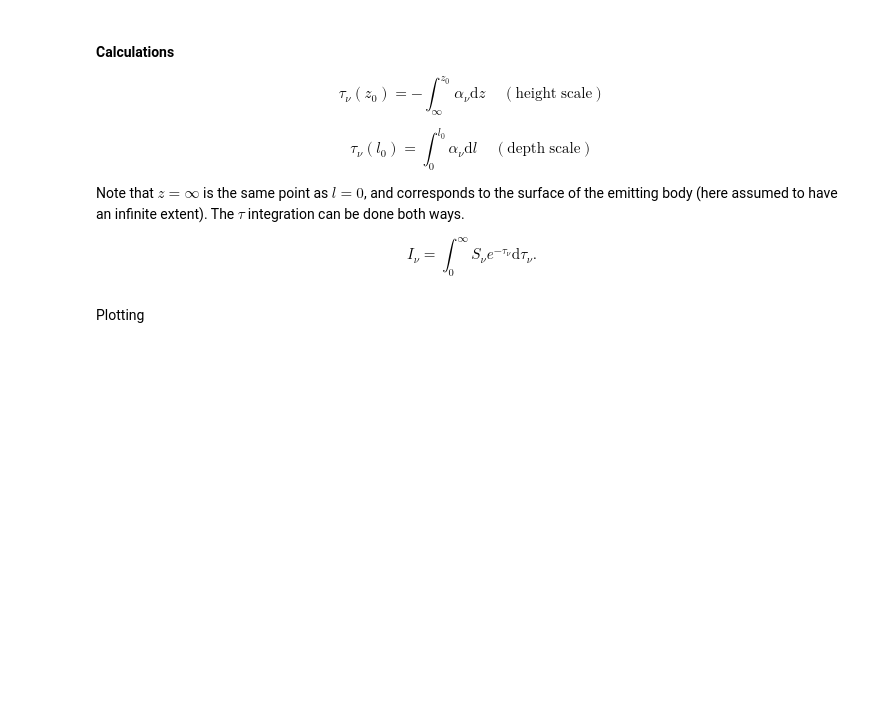
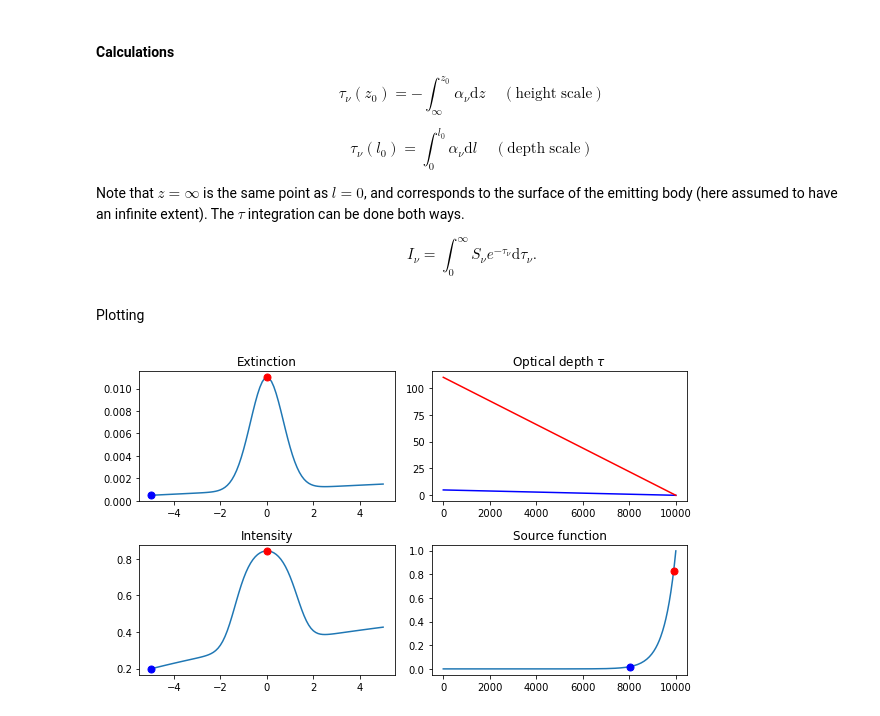
Before and after one commit to tiagopereira/rtsa2023, a Jupyter notebook: notebooks/formation_diagrams.ipynb, the cells around one changed output. Saved outputs shown, nothing was run; the diff lists cells and outputs as text; code cells hidden in the pictures; blank space fills up the shorter version.

Commit message:
Added code for plotting 4 panels in formation_diagrams.ipynb

```diff
--- a/notebooks/formation_diagrams.ipynb
+++ b/notebooks/formation_diagrams.ipynb
@@ -21,6 +15,14 @@ extinction = (numpy.exp(-freq ** 2) + 0.5 * freq / 50 + 0.1) / units.m / 100
 
 depth = numpy.logspace(0, 4, 200) * units.km
 height = -depth + depth.max()
+
+i_units = units.Quantity(1, unit='kW m-2 nm-1 sr-1')
+#source_function = depth.value / 100 * i_units
+#source_function = (numpy.linspace(0, 500, len(depth))) * i_units
+#source_function = numpy.exp(depth.value / 5000) * i_units
+source_function = numpy.exp(-depth.value / 500) * i_units
+
+extinction = numpy.tile(extinction, (len(depth), 1))
 # %% [markdown]
 #### Calculations
 
@@ -37,5 +39,33 @@ Note that $z=\infty$ is the same point as $l=0$, and corresponds to the surface
 $$
 I_\nu = \int_0^\infty S_\nu e^{-\tau_\nu}\mathrm{d}\tau_\nu.
 $$
+# %%
+tau = cumtrapz(extinction, -height, axis=0, initial=1e-3)  # integrate in height
+intensity = numpy.trapz(source_function[:, numpy.newaxis] * numpy.exp(-tau), tau, axis=0)
 # %% [markdown]
 Plotting
+# %%
+fig, ax = plt.subplots(2, 2, figsize=(8.5, 5))
+ax[0,0].plot(freq, extinction[0])
+ax[0,0].plot([freq[0]], [extinction[0,0].value], 'bo', ms=7)
+ax[0,0].plot([freq[50]], [extinction[0,50].value], 'ro', ms=7)
+ax[0,0].set_title("Extinction")
+
+ax[0,1].plot(height, tau[:, 0], 'b-')
+ax[0,1].plot(height, tau[:, 50], 'r-')
+tau1_0 = numpy.argmin(numpy.abs(tau[:, 0] - 1)) # height index where tau=1 for first freq
+tau1_50 = numpy.argmin(numpy.abs(tau[:, 50] - 1))
+ax[0,1].set_title(r'Optical depth $\tau$')
+
+ax[1,1].plot(height, source_function)
+ax[1,1].plot(height[tau1_0], source_function[tau1_0], 'bo', ms=7)
+ax[1,1].plot(height[tau1_50], source_function[tau1_50], 'ro', ms=7)
+ax[1,1].set_title('Source function')
+
+ax[1,0].plot(freq, intensity)
+ax[1,0].plot(freq[0], intensity[0], 'bo', ms=7)
+ax[1,0].plot(freq[50], intensity[50], 'ro', ms=7)
+ax[1,0].set_title("Intensity")
+plt.tight_layout()
+# %% [output]
+[figure, added]
```
Also changed, not shown: parts of 1 cell of this notebook.
